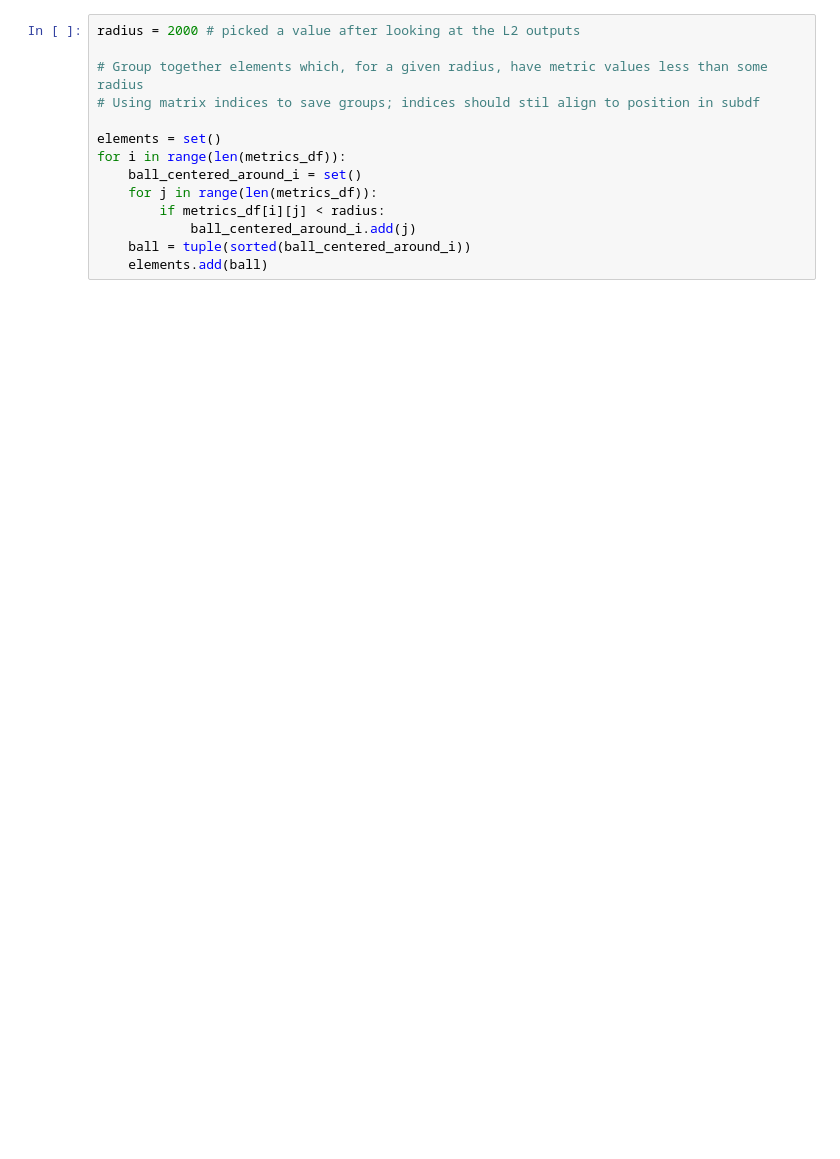
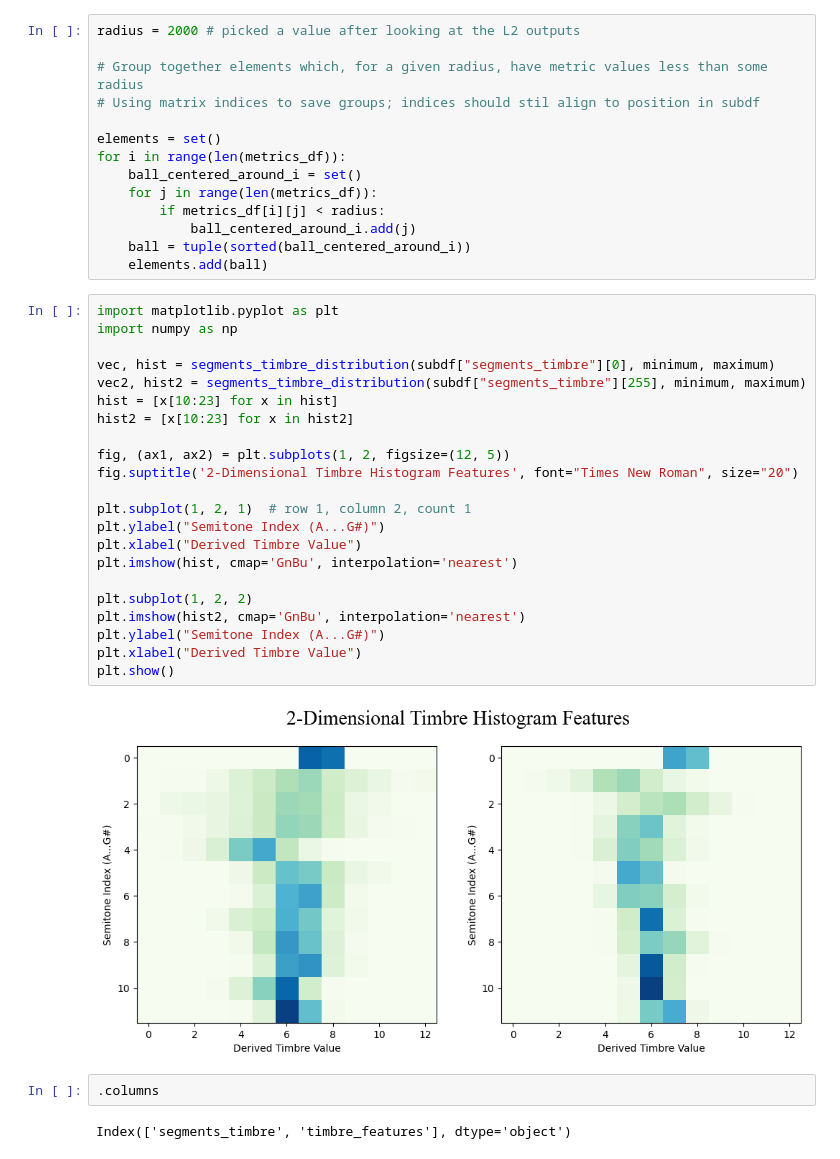
Before and after one commit to BVanDeWater/625.687, a Jupyter notebook: Notebooks/Segments_Timbre.ipynb, the cells around one changed output. Drawn from its saved outputs; the diff is of its cells as text; blank space fills up the shorter version.

```diff
--- a/Notebooks/Segments_Timbre.ipynb
+++ b/Notebooks/Segments_Timbre.ipynb
@@ -165,3 +176,31 @@ for i in range(len(metrics_df)):
             ball_centered_around_i.add(j)
     ball = tuple(sorted(ball_centered_around_i))
     elements.add(ball)
+# %%
+import matplotlib.pyplot as plt
+import numpy as np
+
+vec, hist = segments_timbre_distribution(subdf["segments_timbre"][0], minimum, maximum)
+vec2, hist2 = segments_timbre_distribution(subdf["segments_timbre"][255], minimum, maximum)
+hist = [x[10:23] for x in hist]
+hist2 = [x[10:23] for x in hist2]
+
+fig, (ax1, ax2) = plt.subplots(1, 2, figsize=(12, 5))
+fig.suptitle('2-Dimensional Timbre Histogram Features', font="Times New Roman", size="20")
+
+plt.subplot(1, 2, 1)  # row 1, column 2, count 1
+plt.ylabel("Semitone Index (A...G#)")
+plt.xlabel("Derived Timbre Value")
+plt.imshow(hist, cmap='GnBu', interpolation='nearest')
+
+plt.subplot(1, 2, 2)
+plt.imshow(hist2, cmap='GnBu', interpolation='nearest')
+plt.ylabel("Semitone Index (A...G#)")
+plt.xlabel("Derived Timbre Value")
+plt.show()
+# %% [output]
+[figure, added]
+# %%
+.columns
+# %% [output]
+Index(['segments_timbre', 'timbre_features'], dtype='object')
```
Also changed, not shown: parts of 15 cells of this notebook, 2 other files.
